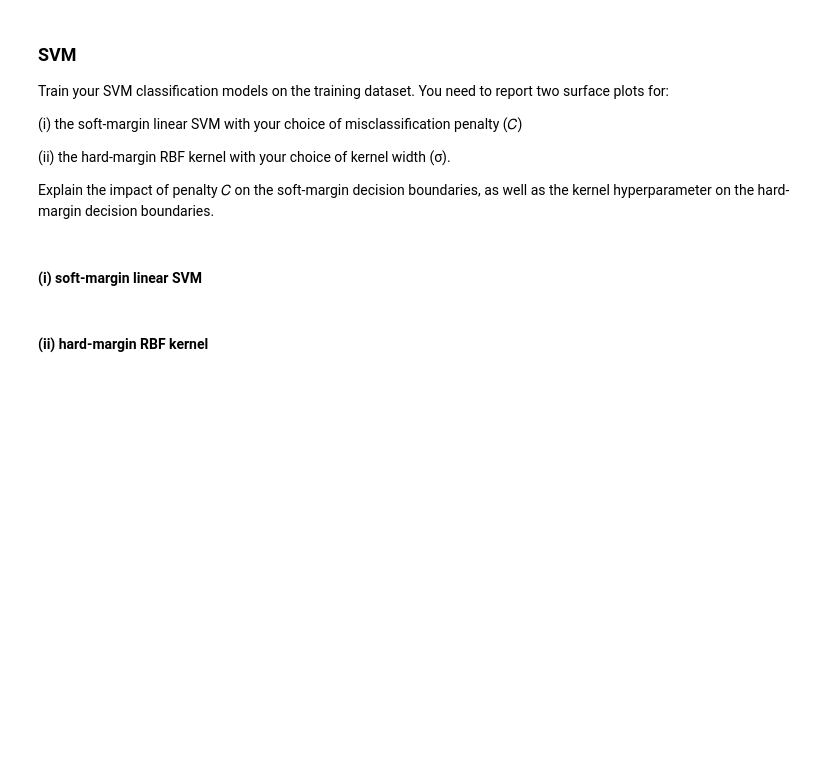
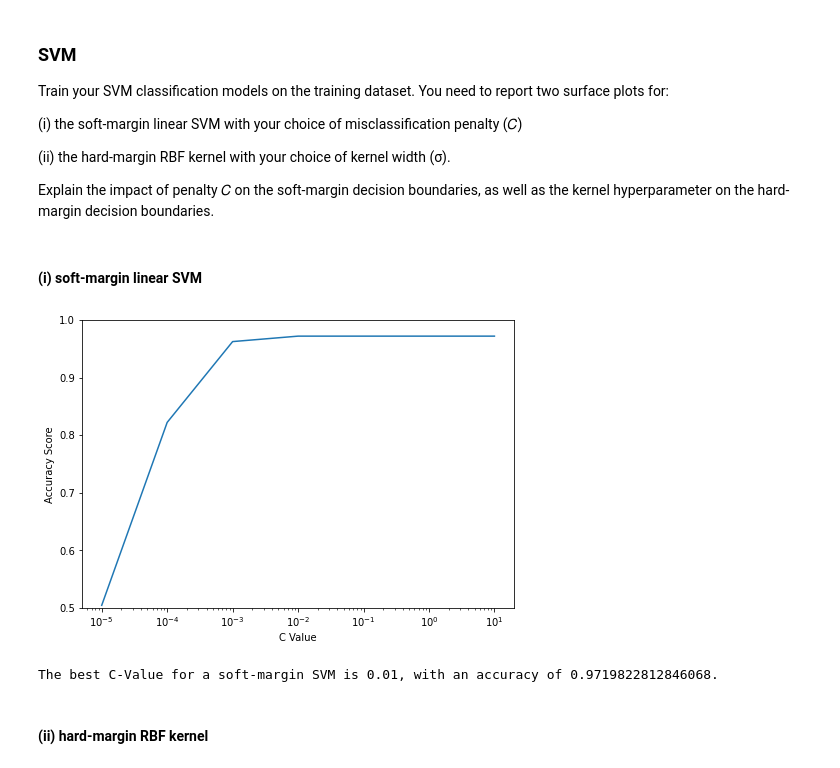
Before and after one commit to waldosingleton/Assignment_3, a Jupyter notebook: A3 Clean Up.ipynb, the cells around one changed output. Saved outputs shown, nothing was run; the diff lists cells and outputs as text; code cells hidden in the pictures; blank space fills up the shorter version.

```diff
--- a/A3 Clean Up.ipynb
+++ b/A3 Clean Up.ipynb
@@ -369,32 +455,35 @@ hard-margin decision boundaries.
 # %%
 c_exp = [-5, -4, -3, -2, -1, 0, 1]
 acc_per_c = []
 
 # Loop through c-values using 10-fold cross validation to find best c-value for soft-margin linear SVM
 for interval in c_exp:
     clf = svm.SVC(kernel='linear', C=10**interval)
-    scores = cross_val_score(clf, vector1, df["Category"].to_list(), cv=10)
+    scores = cross_val_score(clf, vector1, trainDF["Category"].to_list(), cv=10)
     acc_per_c.append(sum(scores) / 10)
 
 # Line graph to visualize the accuracy score across c-values
 x_labels = [0.00001, 0.0001, 0.001, 0.01, 0.1, 1, 10]
 fig = plt.figure()
 ax = fig.add_axes([0,0,1,1])
 ax.plot(x_labels,acc_per_c)
 plt.ylim([0.5, 1])
 plt.xlabel("C Value")
 plt.ylabel("Accuracy Score")
 plt.xscale('log')
 plt.show()
 
 # Finding the best c-value
 smlSVM_highestAcc, smlSVM_cValue = acc_per_c[0], x_labels[0]
 for i in range(len(acc_per_c)):
     if acc_per_c[i] > smlSVM_highestAcc:
         smlSVM_highestAcc = acc_per_c[i]
         smlSVM_cValue = x_labels[i]
 
 print("The best C-Value for a soft-margin SVM is " + str(smlSVM_cValue) + ", with an accuracy of " + str(smlSVM_highestAcc) + ".")
+# %% [output]
+[figure, added]
+The best C-Value for a soft-margin SVM is 0.01, with an accuracy of 0.9719822812846068.
 # %% [markdown]
 #### (ii) hard-margin RBF kernel
 # %%
```
Also changed, not shown: parts of 23 cells of this notebook.
